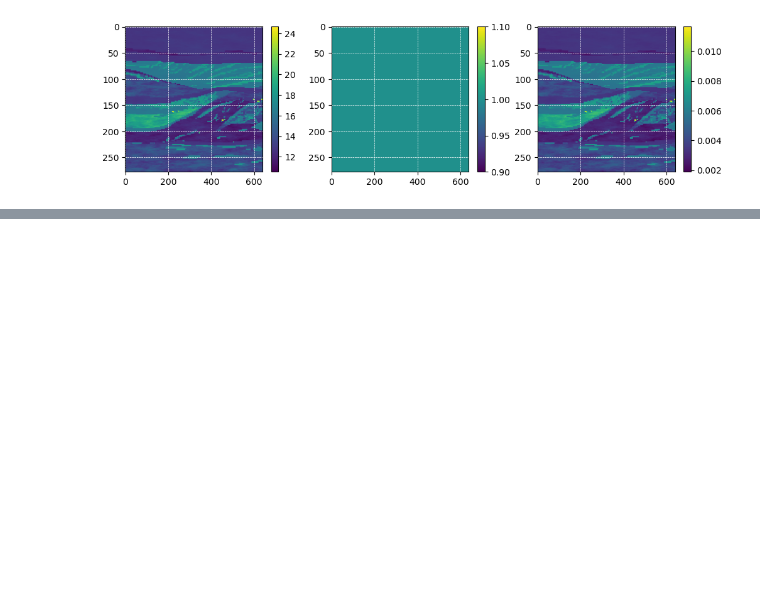
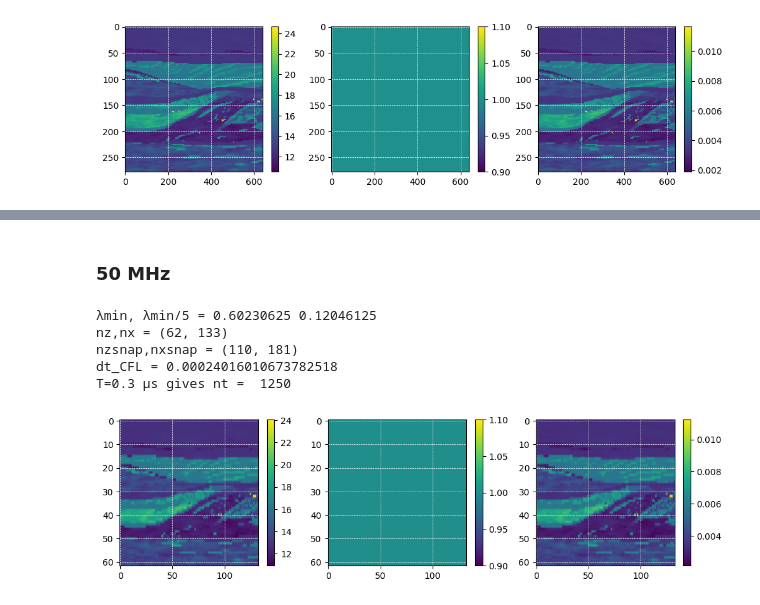
Before and after one commit to joeyartech/SeisJIMU, a Jupyter notebook: Demo/01_ForwardModeling/go.ipynb, the cells around one changed output, grey strips where cells are left out. Saved outputs shown, nothing was run; the diff lists cells and outputs as text; code cells hidden in the pictures; blank space fills up the shorter version.

```diff
--- a/Demo/01_ForwardModeling/go.ipynb
+++ b/Demo/01_ForwardModeling/go.ipynb
@@ -8,12 +10,40 @@ import matplotlib.pyplot as plt
+# %%
+from scipy.interpolate import RegularGridInterpolator
+
+def resample2d(data, ni1, ni2, di1, di2, no1, no2, do1, do2):
+    # 1. Reconstruct original physical coordinate axes
+    xi1 = np.arange(ni1) * di1
+    xi2 = np.arange(ni2) * di2
+
+    # 2. Create the interpolator function from the original grid
+    # bounds_error=False and fill_value=None allows extrapolation if grids do not align perfectly
+    interp_func = RegularGridInterpolator((xi1, xi2), data, method='linear',
+                                         bounds_error=False, fill_value=None)
+
+    # 3. Generate target physical coordinate axes
+    xo1 = np.arange(no1) * do1
+    xo2 = np.arange(no2) * do2
+
+    # 4. Create a 2D mesh grid of target points for evaluation
+    # 'ij' indexing matches the shape layout of the matrix (rows, columns)
+    XO1, XO2 = np.meshgrid(xo1, xo2, indexing='ij')
+
+    # 5. Reshape to a list of (x1, x2) coordinate pairs for the interpolator
+    target_points = np.stack([XO1.ravel(), XO2.ravel()], axis=-1)
+
+    # 6. Evaluate and reshape back to the target 2D shape
+    resampled_array = interp_func(target_points).reshape(no1, no2)
+
+    return resampled_array
 # %%
-def read(filename,n=(nx,nz)):
+def read(filename,n):
     return np.fromfile(filename,dtype='float32').reshape(n).T
 
-def read_su(filename,n=(nr,nt)):
+def read_su(filename,n):
     data=read(filename,n=(n[0],int(60+n[1])))
     return data[60:,:]
 
-def read_snap(filename,n=(nsnap,nxsnap,nzsnap),i=7):
+def read_snap(filename,n,i=7):
     tmp=np.fromfile(filename,dtype='float32').reshape(n).T
     return tmp[24:24+nz,24:24+nx,i]
 
@@ -311,0 +260,46 @@ plt.subplot(1,3,3); imshow(read_snap('results/snap_fld_u%Ey',(nsnap,nxsnap,nzsna
+# %% [markdown]
+### 50 MHz
+# %%
+fpeak = 50 #MHz
+
+λmin = v.min()/fpeak/2
+print('λmin, λmin/5 =',λmin,λmin/5)
+
+h=0.12 #m
+
+nz=int(278*0.027/h)
+nx=int(640*0.025/h)
+print(f'nz,nx = {nz,nx}')
+nzsnap=nz+48
+nxsnap=nx+48
+nsnap=50
+print(f'nzsnap,nxsnap = {nzsnap,nxsnap}')
+
+dt_CFL = 0.6*h/299.80 #v.max()
+print('dt_CFL =',dt_CFL) #μs
+dt = 0.000240 #μs. SU_DT = 240 ps
+
+T=0.3 #μs
+print('T=0.3 μs gives nt = ',int(T/dt))
+nt=1250
+# t=np.arange(0,nt*dt,dt)
+
+nr=160
+# %% [output]
+λmin, λmin/5 = 0.60230625 0.12046125
+nz,nx = (62, 133)
+nzsnap,nxsnap = (110, 181)
+dt_CFL = 0.00024016010673782518
+T=0.3 μs gives nt =  1250
+# %%
+# resample
+ε_r = resample2d(read('eps_r' ,(640,278)), 278,640, 0.027,0.025, nz,nx, h,h)
+μ_r = resample2d(read('mu_r'  ,(640,278)), 278,640, 0.027,0.025, nz,nx, h,h)
+σ_r = resample2d(read('sgma_r',(640,278)), 278,640, 0.027,0.025, nz,nx, h,h)
+
+plt.figure(figsize=(12,3))
+plt.subplot(1,3,1); imshow(ε_r)
+plt.subplot(1,3,2); imshow(μ_r)
+plt.subplot(1,3,3); imshow(σ_r)
+# %% [output]
+[figure, added]
```
Also changed, not shown: parts of 34 cells of this notebook, 7 other files.
